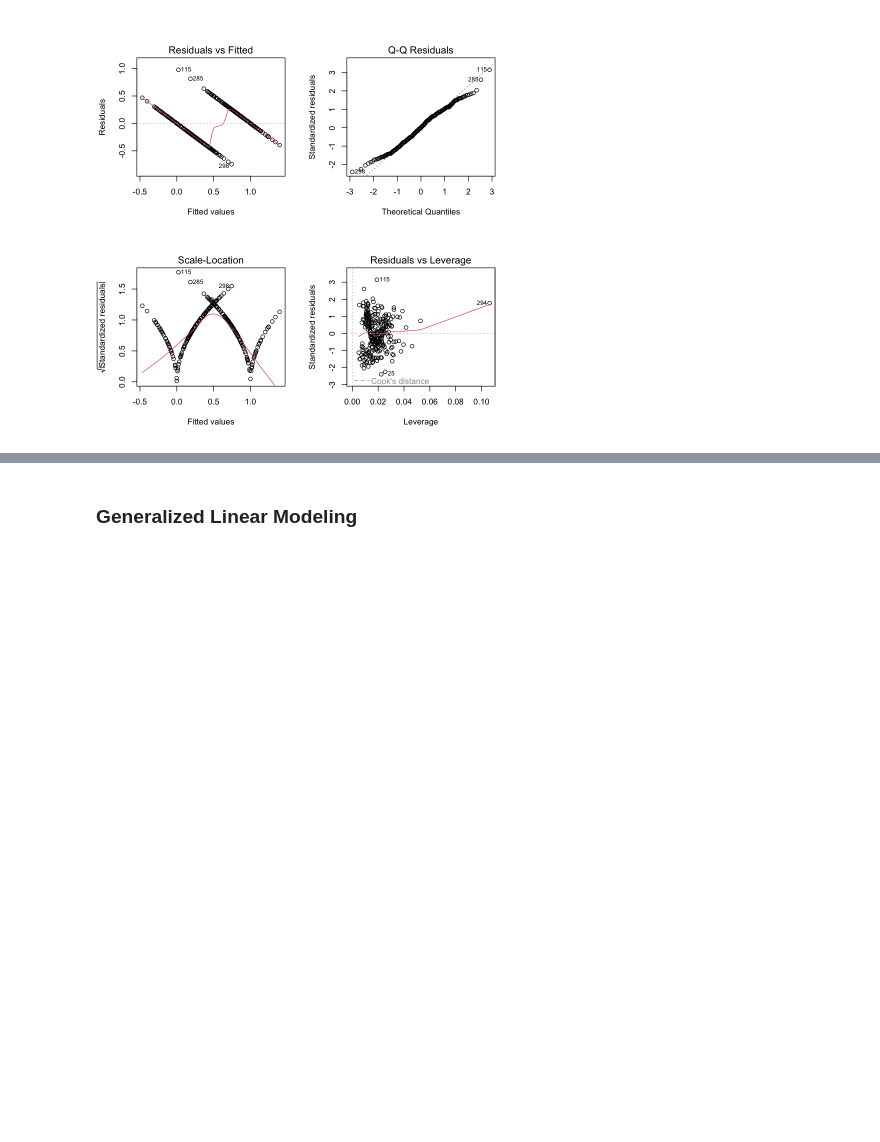
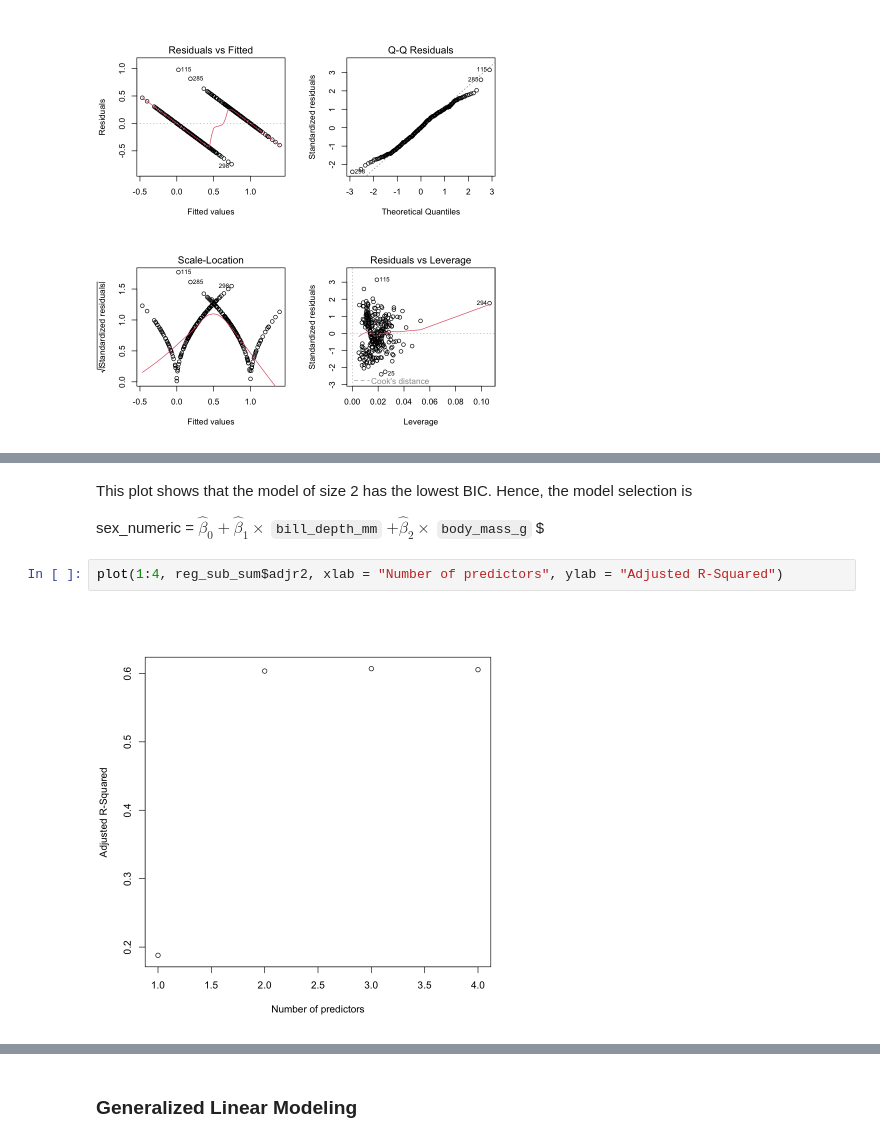
Before and after one commit to sasibonu/Stats2, a Jupyter notebook: Final_Project/Final_Project.ipynb, the cells around one changed output, grey strips where cells are left out. Saved outputs shown, nothing was run; the diff lists cells and outputs as text; blank space fills up the shorter version.

```diff
--- a/Final_Project/Final_Project.ipynb
+++ b/Final_Project/Final_Project.ipynb
@@ -390,0 +443,8 @@ plot(mlr_penguins_4)
+# %% [markdown]
+This plot shows that the model of size 2 has the lowest BIC. Hence, the model selection is
+
+sex_numeric = $\widehat\beta_0 + \widehat\beta_1 \times$ `bill_depth_mm` $ + \widehat\beta_2 \times$ `body_mass_g` $
+# %%
+plot(1:4, reg_sub_sum$adjr2, xlab = "Number of predictors", ylab = "Adjusted R-Squared")
+# %% [output]
+[figure, added]
```
Also changed, not shown: parts of 29 cells of this notebook, 1 other file.
